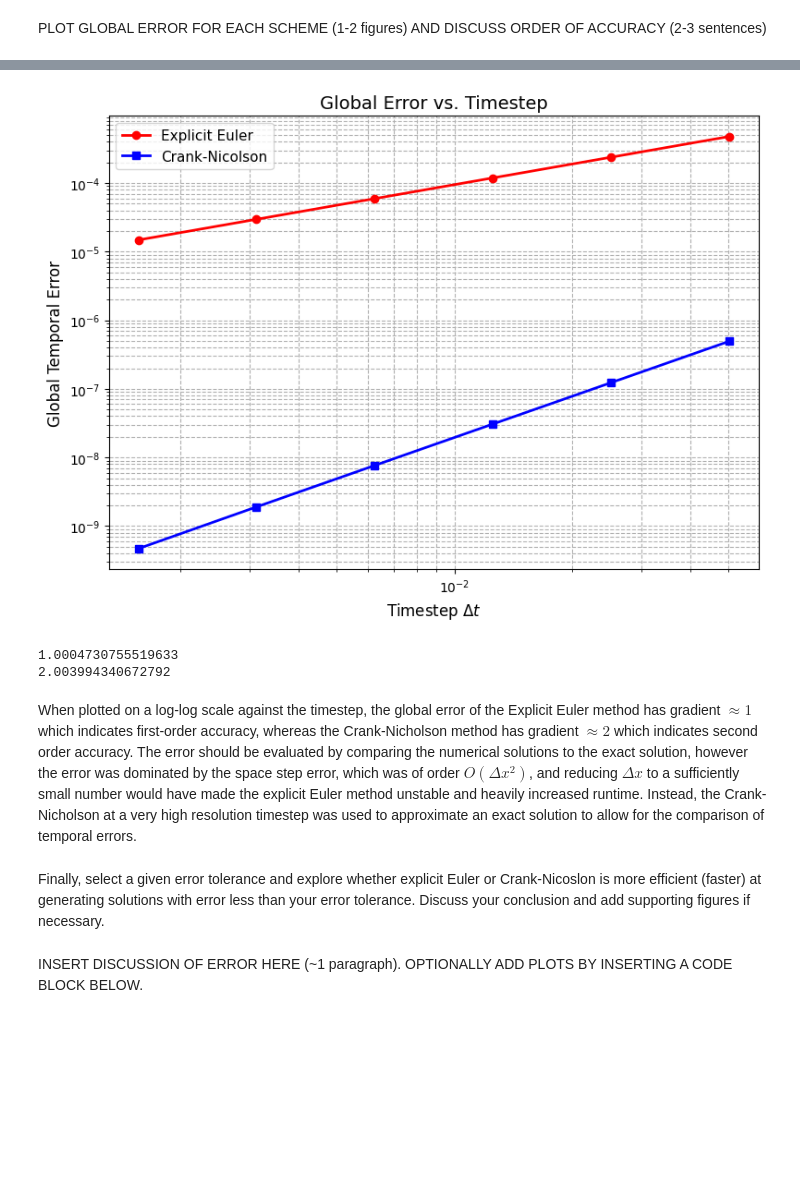
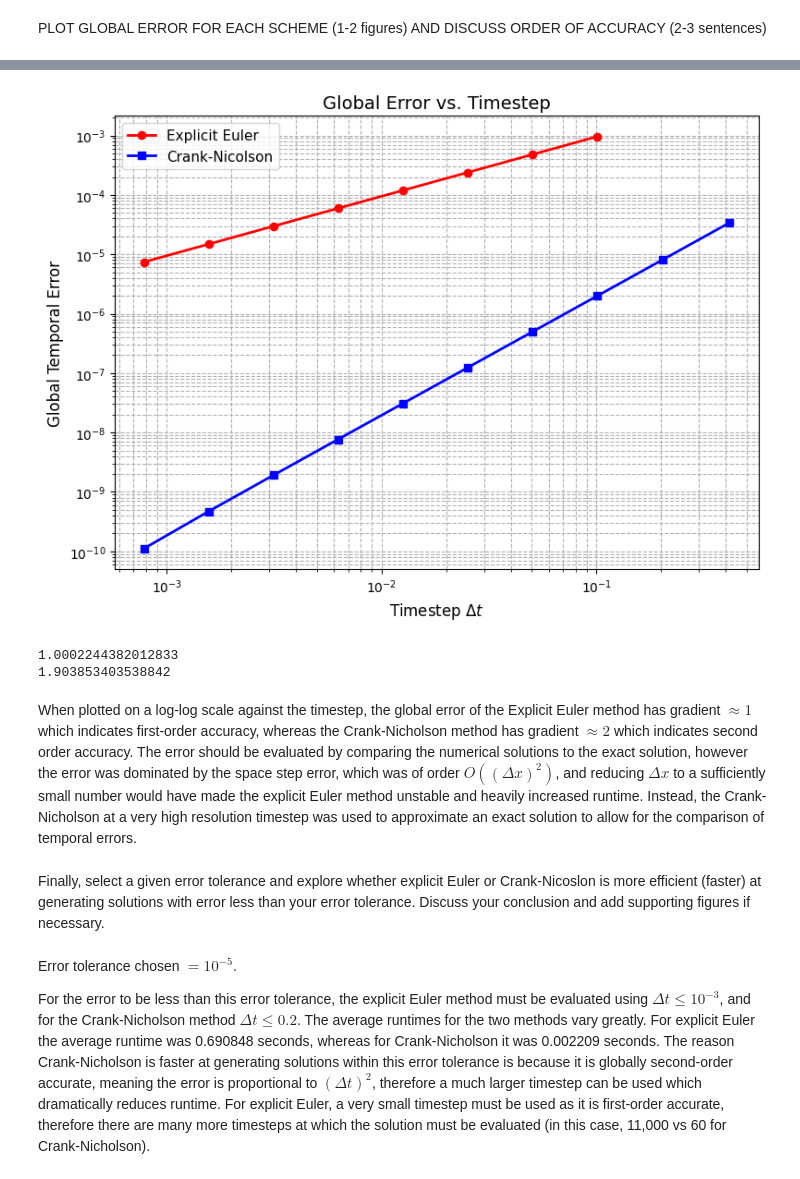
Before and after one commit to barneycevans/QCES, a Jupyter notebook: Project1_numerical_methods.ipynb, the cells around one changed output, grey strips where cells are left out. Cells and saved outputs as stored; diff of their text form; code cells hidden in the pictures; blank space fills up the shorter version.

```diff
--- a/Project1_numerical_methods.ipynb
+++ b/Project1_numerical_methods.ipynb
@@ -363,7 +363,7 @@ t_ref = np.linspace(t_start, t_end, 50000)
 c_ref = CN(x, t_ref, kappa)[:, -1]
 
 #Test a range of timesteps dt
-Nt_values = [200, 400, 800, 1600, 3200, 6400]
+Nt_values = [25,50,100,200, 400, 800, 1600, 3200, 6400,12800]
 dt_list = []
 error_EE = []
 error_CN = []
@@ -420,4 +426,4 @@ Crank-Nicolson method took 0.13 seconds
-[figure, old version]
+[figure, new version]
 # %%
 grad_ee = np.polyfit(np.log(dt_list[valid_ee]), np.log(error_EE[valid_ee]), 1)[0]
 grad_cn = np.polyfit(np.log(dt_list), np.log(error_CN), 1)[0]
@@ -425,11 +431,13 @@ grad_cn = np.polyfit(np.log(dt_list), np.log(error_CN), 1)[0]
 print(grad_ee)
 print(grad_cn)
 # %% [output]
-1.0004730755519633
-2.003994340672792
+1.0002244382012833
+1.903853403538842
 # %% [markdown]
-When plotted on a log-log scale against the timestep, the global error of the Explicit Euler method has gradient $≈1$ which indicates first-order accuracy, whereas the Crank-Nicholson method has gradient $≈2$ which indicates second order accuracy. The error should be evaluated by comparing the numerical solutions to the exact solution, however the error was dominated by the space step error, which was of order $O(\Delta x^{2})$, and reducing $\Delta x$ to a sufficiently small number would have made the explicit Euler method unstable and heavily increased runtime. Instead, the Crank-Nicholson at a very high resolution timestep was used to approximate an exact solution to allow for the comparison of temporal errors.
+When plotted on a log-log scale against the timestep, the global error of the Explicit Euler method has gradient $≈1$ which indicates first-order accuracy, whereas the Crank-Nicholson method has gradient $≈2$ which indicates second order accuracy. The error should be evaluated by comparing the numerical solutions to the exact solution, however the error was dominated by the space step error, which was of order $O((\Delta x)^{2})$, and reducing $\Delta x$ to a sufficiently small number would have made the explicit Euler method unstable and heavily increased runtime. Instead, the Crank-Nicholson at a very high resolution timestep was used to approximate an exact solution to allow for the comparison of temporal errors.
 # %% [markdown]
 Finally, select a given error tolerance and explore whether explicit Euler or Crank-Nicoslon is more efficient (faster) at generating solutions with error less than your error tolerance. Discuss your conclusion and add supporting figures if necessary.
-# %% [markdown]
-INSERT DISCUSSION OF ERROR HERE (~1 paragraph).  OPTIONALLY ADD PLOTS BY INSERTING A CODE BLOCK BELOW.
+# %% [markdown]
+Error tolerance chosen $=10^{-5}$.
+
+For the error to be less than this error tolerance, the explicit Euler method must be evaluated using $\Delta t ≤ 10^{-3}$, and for the Crank-Nicholson method $\Delta t ≤ 0.2$. The average runtimes for the two methods vary greatly. For explicit Euler the average runtime was 0.690848 seconds, whereas for Crank-Nicholson it was 0.002209 seconds. The reason Crank-Nicholson is faster at generating solutions within this error tolerance is because it is globally second-order accurate, meaning the error is proportional to $(\Delta t) ^{2}$, therefore a much larger timestep can be used which dramatically reduces runtime. For explicit Euler, a very small timestep must be used as it is first-order accurate, therefore there are many more timesteps at which the solution must be evaluated (in this case, 11,000 vs 60 for Crank-Nicholson).
```
Also changed, not shown: parts of 2 cells of this notebook.
